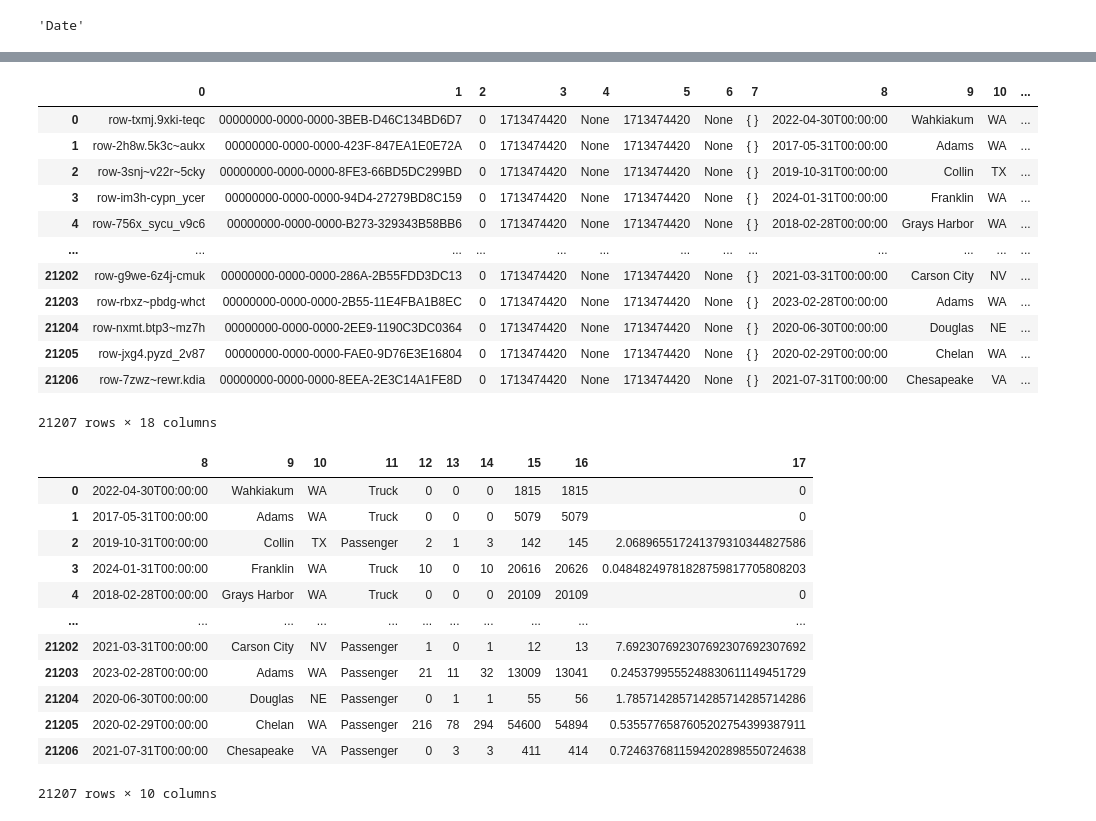
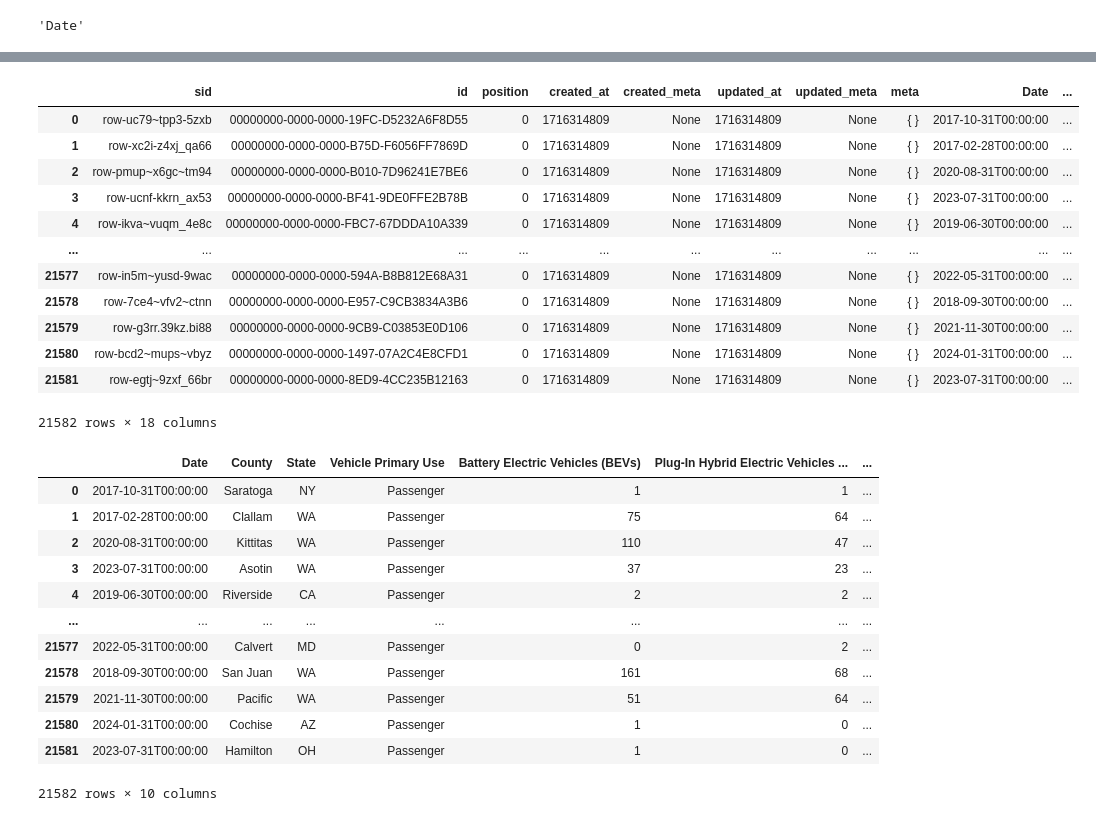
Before and after one commit to Fab-RG/Bootcamp-DS, a Jupyter notebook: Actividad 6/Desarrollo Actividad 6.ipynb, the cells around one changed output, grey strips where cells are left out. Cells and saved outputs as stored; diff of their text form; code cells hidden in the pictures.

```diff
--- a/Actividad 6/Desarrollo Actividad 6.ipynb
+++ b/Actividad 6/Desarrollo Actividad 6.ipynb
@@ -125,36 +148,36 @@ newdata['data']
 # %%
 info = newdata['data']
-df = pd.DataFrame(info)
+df = pd.DataFrame(info, columns=[x['name'] for x in newdata['meta']['view']['columns']])
 df
 # %% [output]
-|  | 0 | 1 | 2 | 3 | 4 | 5 | 6 | 7 | 8 | 9 | 10 | ... |
-| 0 | row-txmj.9xki-teqc | 00000000-0000-0000-3BEB-D46C134BD6D7 | 0 | 1713474420 | None | 1713474420 | None | { } | 2022-04-30T00:00:00 | Wahkiakum | WA | ... |
-| 1 | row-2h8w.5k3c~aukx | 00000000-0000-0000-423F-847EA1E0E72A | 0 | 1713474420 | None | 1713474420 | None | { } | 2017-05-31T00:00:00 | Adams | WA | ... |
-| 2 | row-3snj~v22r~5cky | 00000000-0000-0000-8FE3-66BD5DC299BD | 0 | 1713474420 | None | 1713474420 | None | { } | 2019-10-31T00:00:00 | Collin | TX | ... |
-| 3 | row-im3h-cypn_ycer | 00000000-0000-0000-94D4-27279BD8C159 | 0 | 1713474420 | None | 1713474420 | None | { } | 2024-01-31T00:00:00 | Franklin | WA | ... |
-| 4 | row-756x_sycu_v9c6 | 00000000-0000-0000-B273-329343B58BB6 | 0 | 1713474420 | None | 1713474420 | None | { } | 2018-02-28T00:00:00 | Grays Harbor | WA | ... |
-| ... | ... | ... | ... | ... | ... | ... | ... | ... | ... | ... | ... | ... |
-| 21202 | row-g9we-6z4j-cmuk | 00000000-0000-0000-286A-2B55FDD3DC13 | 0 | 1713474420 | None | 1713474420 | None | { } | 2021-03-31T00:00:00 | Carson City | NV | ... |
-| 21203 | row-rbxz~pbdg-whct | 00000000-0000-0000-2B55-11E4FBA1B8EC | 0 | 1713474420 | None | 1713474420 | None | { } | 2023-02-28T00:00:00 | Adams | WA | ... |
-| 21204 | row-nxmt.btp3~mz7h | 00000000-0000-0000-2EE9-1190C3DC0364 | 0 | 1713474420 | None | 1713474420 | None | { } | 2020-06-30T00:00:00 | Douglas | NE | ... |
-| 21205 | row-jxg4.pyzd_2v87 | 00000000-0000-0000-FAE0-9D76E3E16804 | 0 | 1713474420 | None | 1713474420 | None | { } | 2020-02-29T00:00:00 | Chelan | WA | ... |
-| 21206 | row-7zwz~rewr.kdia | 00000000-0000-0000-8EEA-2E3C14A1FE8D | 0 | 1713474420 | None | 1713474420 | None | { } | 2021-07-31T00:00:00 | Chesapeake | VA | ... |
+|  | sid | id | position | created_at | created_meta | updated_at | updated_meta | meta | Date | ... |
+| 0 | row-uc79~tpp3-5zxb | 00000000-0000-0000-19FC-D5232A6F8D55 | 0 | 1716314809 | None | 1716314809 | None | { } | 2017-10-31T00:00:00 | ... |
+| 1 | row-xc2i-z4xj_qa66 | 00000000-0000-0000-B75D-F6056FF7869D | 0 | 1716314809 | None | 1716314809 | None | { } | 2017-02-28T00:00:00 | ... |
+| 2 | row-pmup~x6gc~tm94 | 00000000-0000-0000-B010-7D96241E7BE6 | 0 | 1716314809 | None | 1716314809 | None | { } | 2020-08-31T00:00:00 | ... |
+| 3 | row-ucnf-kkrn_ax53 | 00000000-0000-0000-BF41-9DE0FFE2B78B | 0 | 1716314809 | None | 1716314809 | None | { } | 2023-07-31T00:00:00 | ... |
+| 4 | row-ikva~vuqm_4e8c | 00000000-0000-0000-FBC7-67DDDA10A339 | 0 | 1716314809 | None | 1716314809 | None | { } | 2019-06-30T00:00:00 | ... |
+| ... | ... | ... | ... | ... | ... | ... | ... | ... | ... | ... |
+| 21577 | row-in5m~yusd-9wac | 00000000-0000-0000-594A-B8B812E68A31 | 0 | 1716314809 | None | 1716314809 | None | { } | 2022-05-31T00:00:00 | ... |
+| 21578 | row-7ce4~vfv2~ctnn | 00000000-0000-0000-E957-C9CB3834A3B6 | 0 | 1716314809 | None | 1716314809 | None | { } | 2018-09-30T00:00:00 | ... |
+| 21579 | row-g3rr.39kz.bi88 | 00000000-0000-0000-9CB9-C03853E0D106 | 0 | 1716314809 | None | 1716314809 | None | { } | 2021-11-30T00:00:00 | ... |
+| 21580 | row-bcd2~mups~vbyz | 00000000-0000-0000-1497-07A2C4E8CFD1 | 0 | 1716314809 | None | 1716314809 | None | { } | 2024-01-31T00:00:00 | ... |
+| 21581 | row-egtj~9zxf_66br | 00000000-0000-0000-8ED9-4CC235B12163 | 0 | 1716314809 | None | 1716314809 | None | { } | 2023-07-31T00:00:00 | ... |
-21207 rows × 18 columns
+21582 rows × 18 columns
 # %%
 df1 = df.drop(df.columns[0:8], axis=1)
 df1
 # %% [output]
-|  | 8 | 9 | 10 | 11 | 12 | 13 | 14 | 15 | 16 | 17 |
-| 0 | 2022-04-30T00:00:00 | Wahkiakum | WA | Truck | 0 | 0 | 0 | 1815 | 1815 | 0 |
-| 1 | 2017-05-31T00:00:00 | Adams | WA | Truck | 0 | 0 | 0 | 5079 | 5079 | 0 |
-| 2 | 2019-10-31T00:00:00 | Collin | TX | Passenger | 2 | 1 | 3 | 142 | 145 | 2.068965517241379310344827586 |
-| 3 | 2024-01-31T00:00:00 | Franklin | WA | Truck | 10 | 0 | 10 | 20616 | 20626 | 0.04848249781828759817705808203 |
-| 4 | 2018-02-28T00:00:00 | Grays Harbor | WA | Truck | 0 | 0 | 0 | 20109 | 20109 | 0 |
-| ... | ... | ... | ... | ... | ... | ... | ... | ... | ... | ... |
-| 21202 | 2021-03-31T00:00:00 | Carson City | NV | Passenger | 1 | 0 | 1 | 12 | 13 | 7.692307692307692307692307692 |
-| 21203 | 2023-02-28T00:00:00 | Adams | WA | Passenger | 21 | 11 | 32 | 13009 | 13041 | 0.2453799555248830611149451729 |
-| 21204 | 2020-06-30T00:00:00 | Douglas | NE | Passenger | 0 | 1 | 1 | 55 | 56 | 1.785714285714285714285714286 |
-| 21205 | 2020-02-29T00:00:00 | Chelan | WA | Passenger | 216 | 78 | 294 | 54600 | 54894 | 0.5355776587605202754399387911 |
-| 21206 | 2021-07-31T00:00:00 | Chesapeake | VA | Passenger | 0 | 3 | 3 | 411 | 414 | 0.7246376811594202898550724638 |
+|  | Date | County | State | Vehicle Primary Use | Battery Electric Vehicles (BEVs) | Plug-In Hybrid Electric Vehicles ... | ... |
+| 0 | 2017-10-31T00:00:00 | Saratoga | NY | Passenger | 1 | 1 | ... |
+| 1 | 2017-02-28T00:00:00 | Clallam | WA | Passenger | 75 | 64 | ... |
+| 2 | 2020-08-31T00:00:00 | Kittitas | WA | Passenger | 110 | 47 | ... |
+| 3 | 2023-07-31T00:00:00 | Asotin | WA | Passenger | 37 | 23 | ... |
+| 4 | 2019-06-30T00:00:00 | Riverside | CA | Passenger | 2 | 2 | ... |
+| ... | ... | ... | ... | ... | ... | ... | ... |
+| 21577 | 2022-05-31T00:00:00 | Calvert | MD | Passenger | 0 | 2 | ... |
+| 21578 | 2018-09-30T00:00:00 | San Juan | WA | Passenger | 161 | 68 | ... |
+| 21579 | 2021-11-30T00:00:00 | Pacific | WA | Passenger | 51 | 64 | ... |
+| 21580 | 2024-01-31T00:00:00 | Cochise | AZ | Passenger | 1 | 0 | ... |
+| 21581 | 2023-07-31T00:00:00 | Hamilton | OH | Passenger | 1 | 0 | ... |
-21207 rows × 10 columns
+21582 rows × 10 columns
 # %%
```
Also changed, not shown: parts of 7 cells of this notebook.
